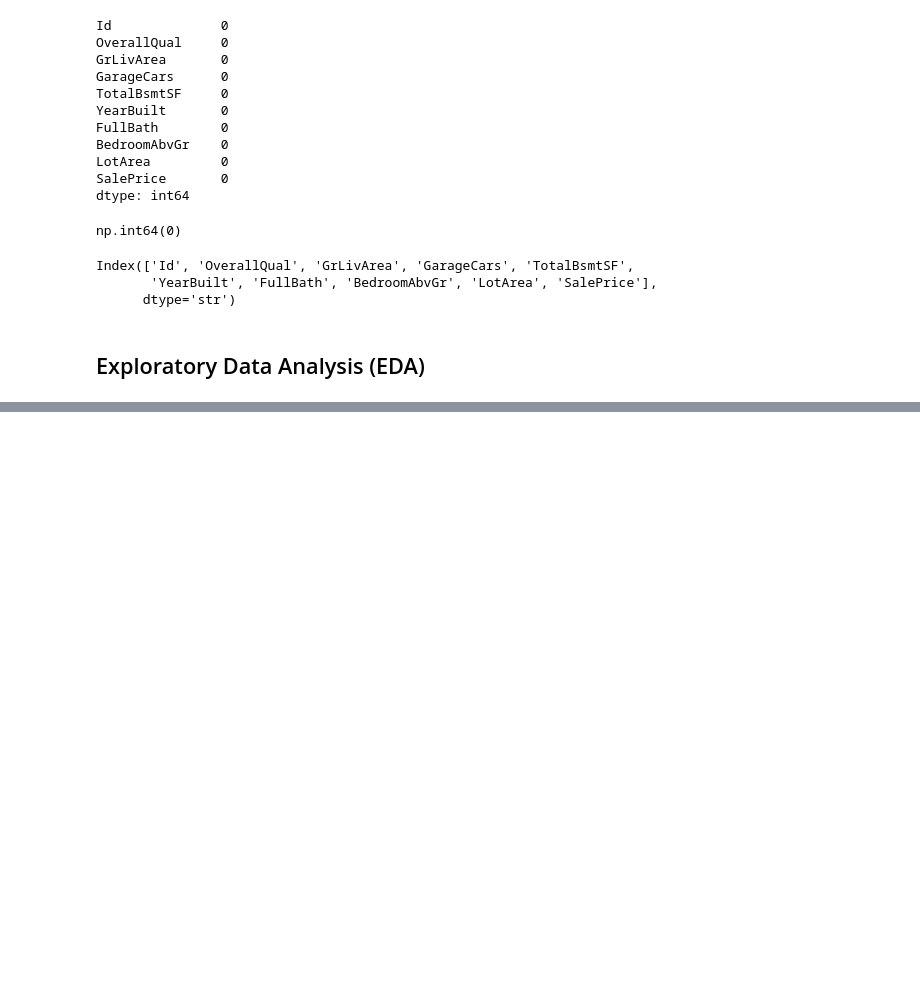
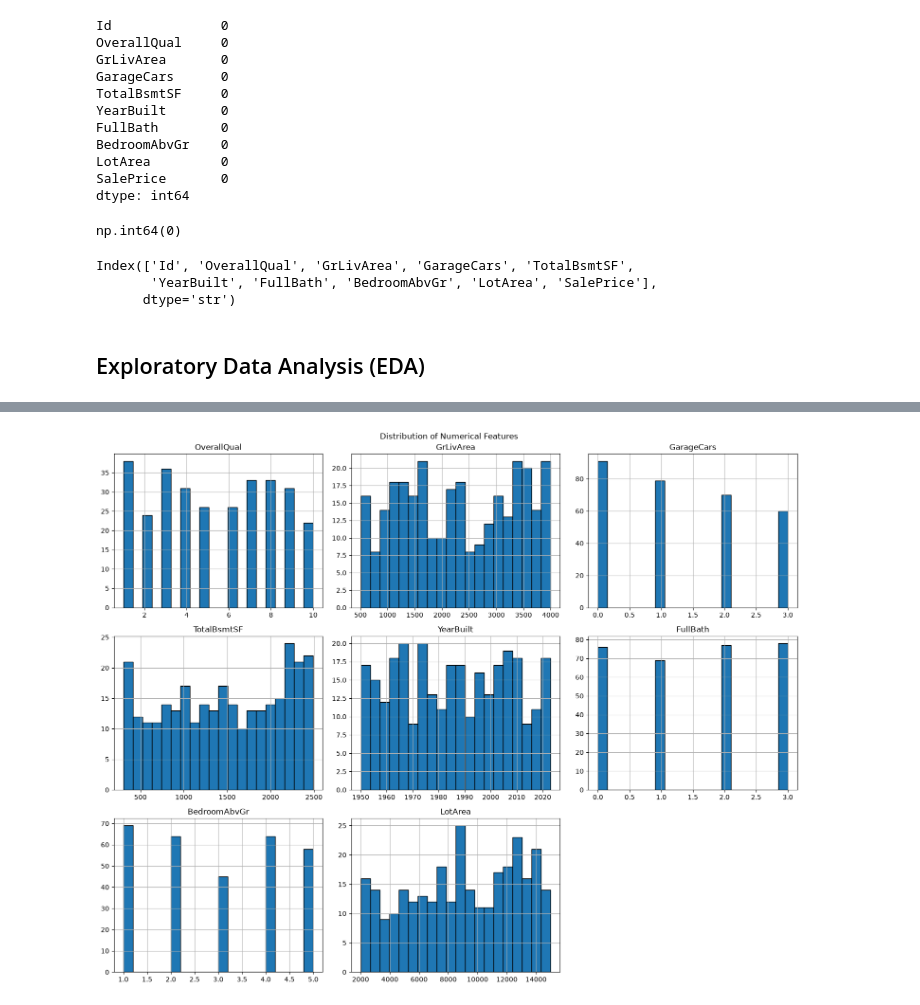
Before and after one commit to mdraihanmostafa746-coder/House-Price-Prediction-, a Jupyter notebook: notebooks/houseprediction.ipynb, the cells around one changed output, grey strips where cells are left out. Drawn from its saved outputs; the diff is of its cells as text; code cells hidden in the pictures; blank space fills up the shorter version.

```diff
--- a/notebooks/houseprediction.ipynb
+++ b/notebooks/houseprediction.ipynb
@@ -120,0 +125,24 @@ Index(['Id', 'OverallQual', 'GrLivArea', 'GarageCars', 'TotalBsmtSF',
+# %%
+features = [
+    'OverallQual',
+    'GrLivArea',
+    'GarageCars',
+    'TotalBsmtSF',
+    'YearBuilt',
+    'FullBath',
+    'BedroomAbvGr',
+    'LotArea'
+]
+
+df[features].hist(
+    figsize=(15, 12),
+    bins=20,
+    edgecolor='black'
+)
+
+plt.suptitle('Distribution of Numerical Features')
+
+plt.tight_layout()
+plt.show()
+# %% [output]
+[figure, added]
```
Also changed, not shown: parts of 8 cells of this notebook, 5 other files.
